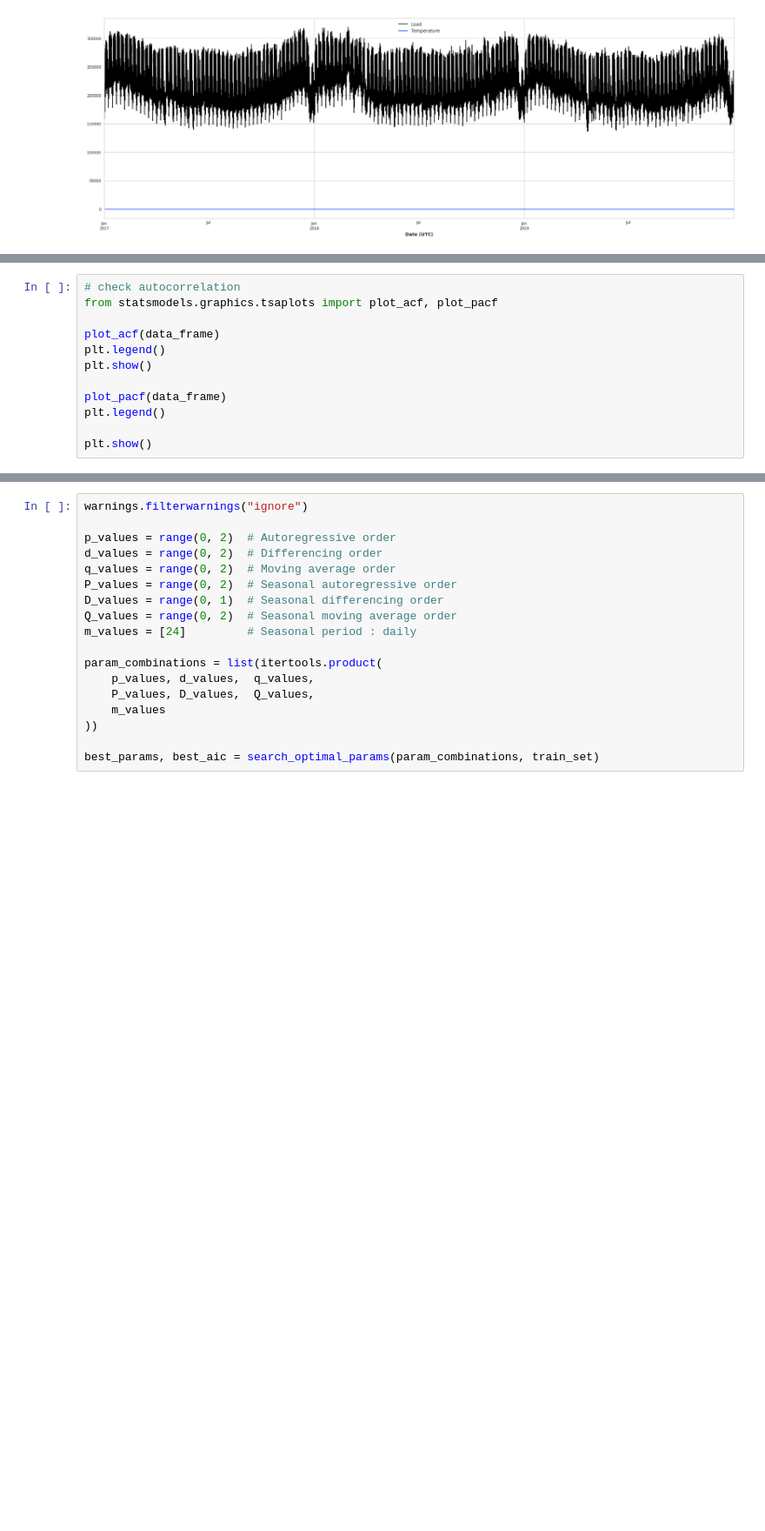
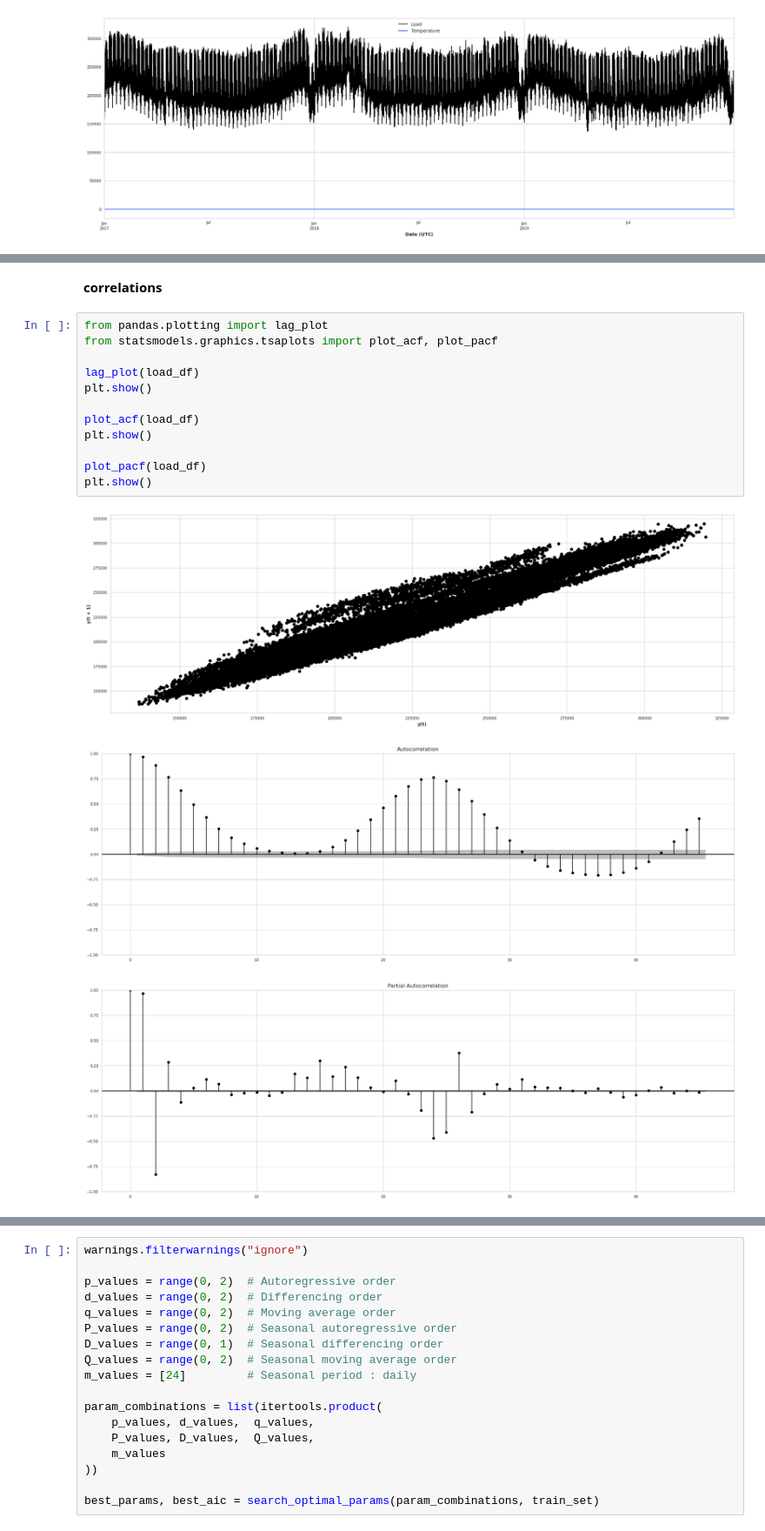
Before and after one commit to EjoelM/Opencampus_SH_TimeSeries_Energy, a Jupyter notebook: 2_BaselineModel/baseline_model.ipynb, the cells around one changed output, grey strips where cells are left out. Shown at 87% size. Drawn from its saved outputs; the diff is of its cells as text; blank space fills up the shorter version.

```diff
--- a/2_BaselineModel/baseline_model.ipynb
+++ b/2_BaselineModel/baseline_model.ipynb
@@ -85,12 +102,18 @@ for key, value in result[3].items():
+# %% [markdown]
+**correlations**
 # %%
-# check autocorrelation
+from pandas.plotting import lag_plot
 from statsmodels.graphics.tsaplots import plot_acf, plot_pacf
 
-plot_acf(data_frame)
-plt.legend()
+lag_plot(load_df)
 plt.show()
 
-plot_pacf(data_frame)
-plt.legend()
+plot_acf(load_df)
+plt.show()
 
+plot_pacf(load_df)
 plt.show()
+# %% [output]
+[figure, added]
+[figure, added]
+[figure, added]
```
Also changed, not shown: parts of 28 cells of this notebook.
